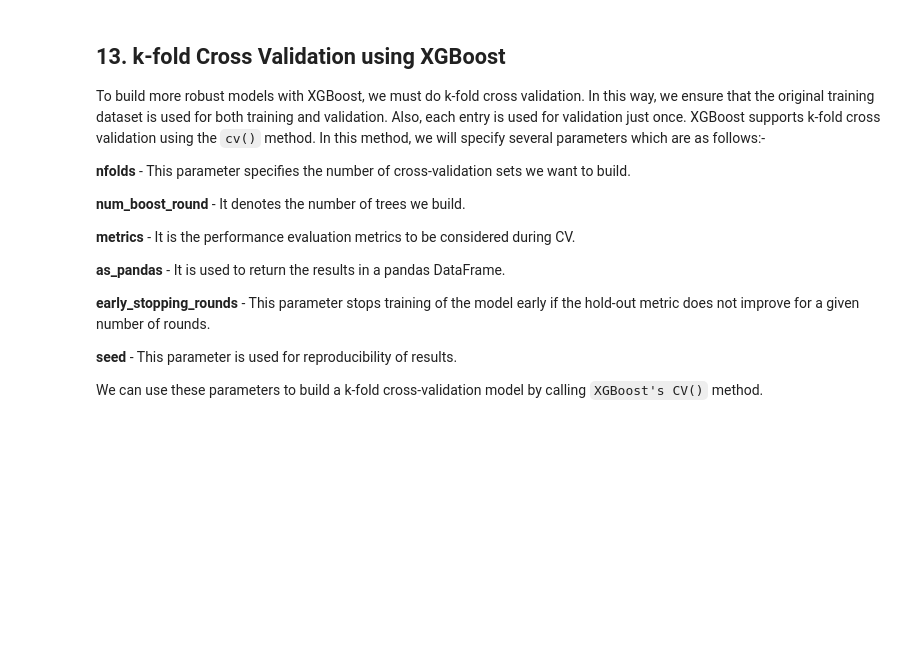
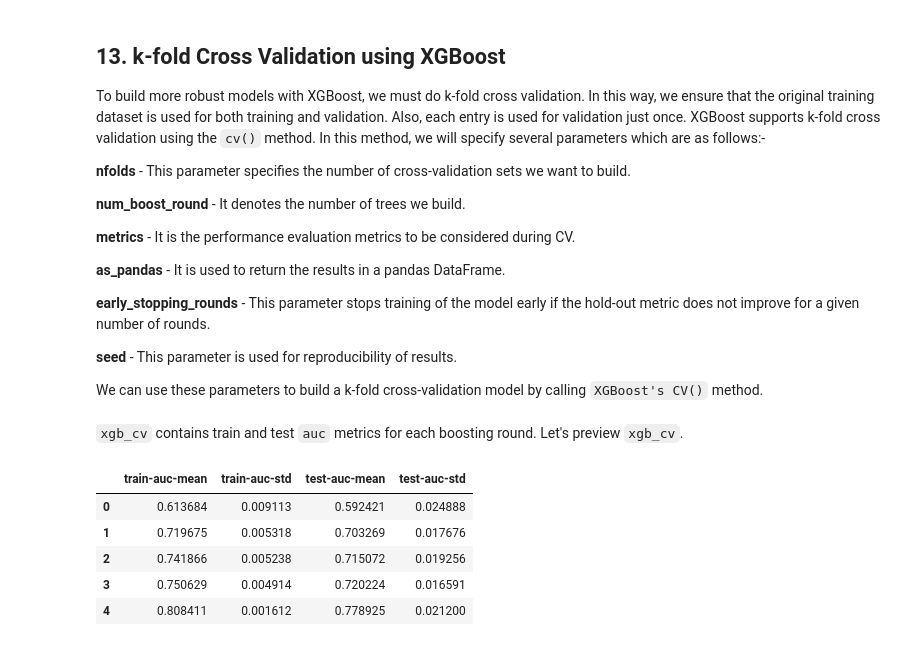
Before and after one commit to parhamde/XGBoost-Tutorial, a Jupyter notebook: XGBOOST.ipynb, the cells around one changed output. Cells and saved outputs as stored; diff of their text form; code cells hidden in the pictures; blank space fills up the shorter version.

Commit message:
This code displays the first 5 rows of the cross-validation results stored in xgb_cv. These results include metrics such as AUC for each iteration of the model.

```diff
--- a/XGBOOST.ipynb
+++ b/XGBOOST.ipynb
@@ -290,3 +290,14 @@ params = {"objective":"binary:logistic",'colsample_bytree': 0.3,'learning_rate':
 
 xgb_cv = cv(dtrain=dtrain, params=params, nfold=3,
                     num_boost_round=50, early_stopping_rounds=10, metrics="auc", as_pandas=True, seed=123)
+# %% [markdown]
+`xgb_cv` contains train and test `auc` metrics for each boosting round. Let's preview `xgb_cv`.
+# %%
+xgb_cv.head()
+# %% [output]
+|  | train-auc-mean | train-auc-std | test-auc-mean | test-auc-std |
+| 0 | 0.613684 | 0.009113 | 0.592421 | 0.024888 |
+| 1 | 0.719675 | 0.005318 | 0.703269 | 0.017676 |
+| 2 | 0.741866 | 0.005238 | 0.715072 | 0.019256 |
+| 3 | 0.750629 | 0.004914 | 0.720224 | 0.016591 |
+| 4 | 0.808411 | 0.001612 | 0.778925 | 0.021200 |
```
